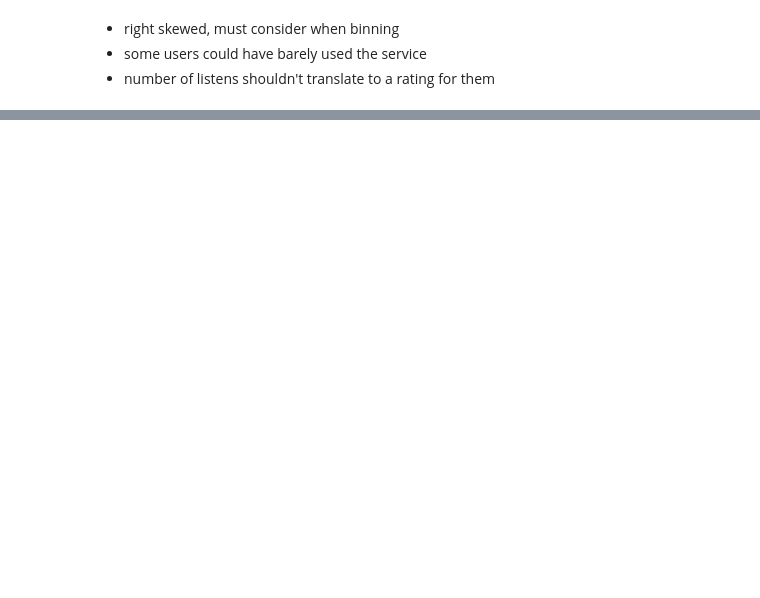
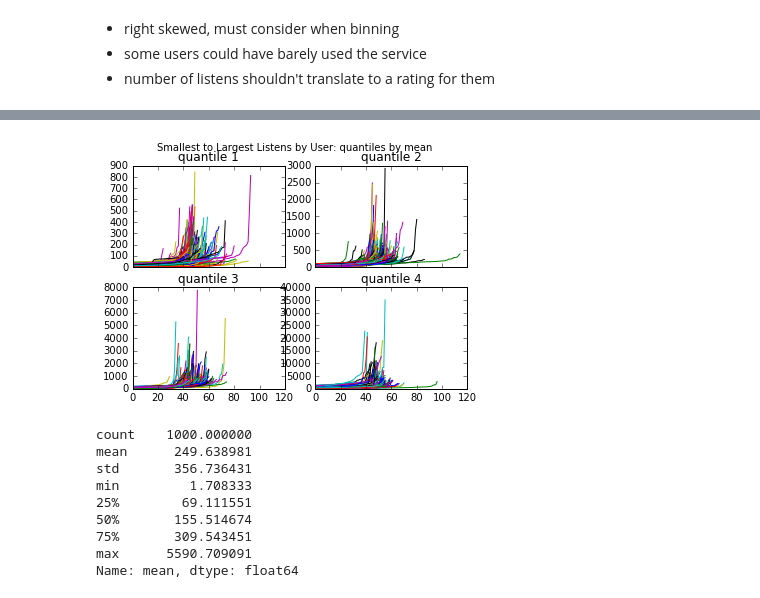
Before and after one commit to easadler/music_recommender, a Jupyter notebook: EDA.ipynb, the cells around one changed output, grey strips where cells are left out. Cells and saved outputs as stored; diff of their text form; code cells hidden in the pictures; blank space fills up the shorter version.

```diff
--- a/EDA.ipynb
+++ b/EDA.ipynb
@@ -60,0 +81,4 @@ plt.show()
+# %%
+# remove bands from df_t
+
+df_t = df_t.ix[~df_t['artist'].isin(list(df_at.ix[r,:]['artist'])),:]
@@ -60,0 +140,14 @@ plt.show()
+# %%
+qp = quantilePlot(df_t, 'userid','plays')
+qp.plot_quantiles('mean')
+# %% [output]
+[figure, added]
+count    1000.000000
+mean      249.638981
+std       356.736431
+min         1.708333
+25%        69.111551
+50%       155.514674
+75%       309.543451
+max      5590.709091
+Name: mean, dtype: float64
```
Also changed, not shown: parts of 50 cells of this notebook, 4 other files.
